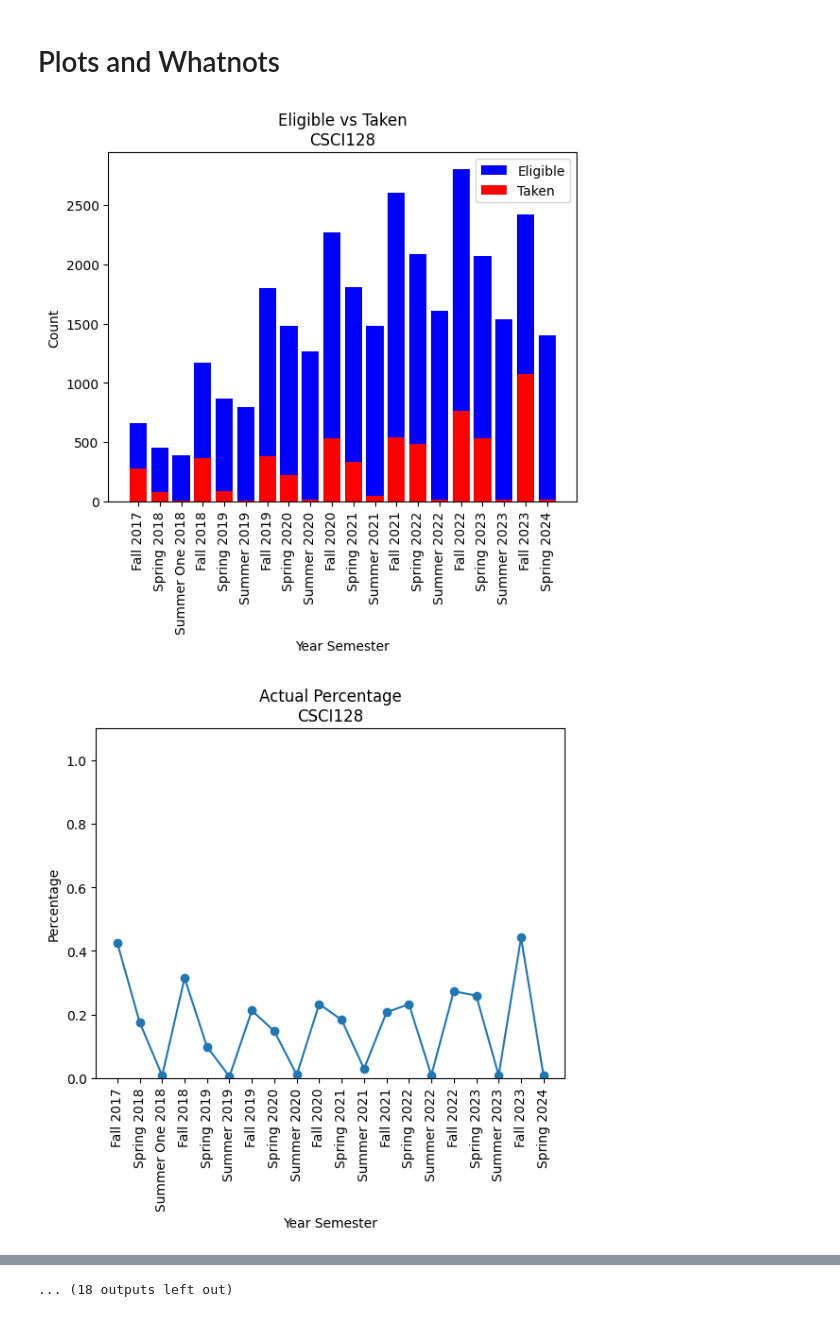
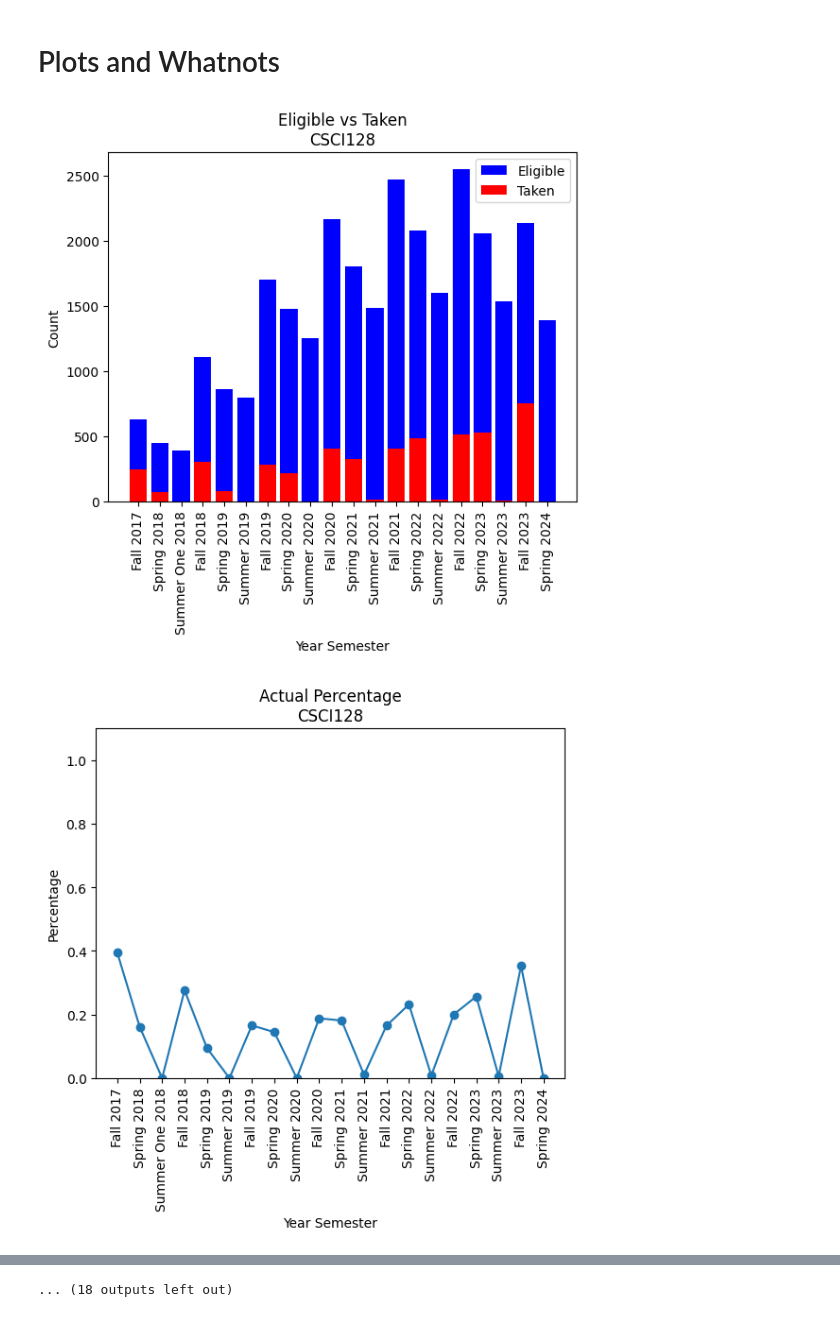
Before and after one commit to ifrycolorado/Enrollment_Project, a Jupyter notebook: src/dag.ipynb, the cells around one changed output, grey strips where cells are left out. Saved outputs shown, nothing was run; the diff lists cells and outputs as text; code cells hidden in the pictures.

```diff
--- a/src/dag.ipynb
+++ b/src/dag.ipynb
@@ -240,7 +254,7 @@ def plot_eligible_to_taken(carry_out, cl,eligible_df,take_df):
     temp_taken = taken_df[taken_df['Class'] == cl].copy()
     temp_taken.loc[:, 'Year_Semester'] = temp_taken['Taken_Semester'] + ' ' + temp_taken['Taken_Year'].astype(str)
     eligible_dict = { sem:0 for sem in temp_taken['Year_Semester'].unique() }
-    taken_dict = {sem: len(temp_taken[temp_taken['Year_Semester'] == sem]) for sem in temp_taken['Year_Semester'].unique()}
+    taken_dict = {sem: len(temp_taken[(temp_taken['Year_Semester'] == sem) & (temp_taken['Type'] == 'Pass')]) for sem in temp_taken['Year_Semester'].unique()}
 
     # find eligible
     for ys in eligible_dict.keys():
@@ -277,32 +291,33 @@ def plot_eligible_to_taken(carry_out, cl,eligible_df,take_df):
     plt.title(f'Eligible vs Taken\n{cl}')
     plt.legend()
     plt.show()
 
     # plot line graph of actual
     plt.plot(ordered_actual_dict.keys(), ordered_actual_dict.values(), marker='o')
     plt.xlabel('Year Semester')
     plt.ylabel('Percentage')
     plt.ylim(0, 1.1)
     plt.xticks(rotation=90)
     plt.title(f'Actual Percentage\n{cl}')
     plt.show()
 
     # add to dataframe
     temp_e_df = pd.DataFrame(list(eligible_dict.items()), columns=['Year_Semester', 'Eligible'])
     temp_e_df['Class'] = cl
     eligible_df = pd.concat([eligible_df, temp_e_df], ignore_index=True)
 
     temp_t_df = pd.DataFrame(list(taken_dict.items()), columns=['Year_Semester', 'Taken'])
     temp_t_df['Class'] = cl
     take_df = pd.concat([take_df, temp_t_df], ignore_index=True)
 
     return eligible_df, take_df
 
 e_df = pd.DataFrame(columns=['Year_Semester', 'Eligible', 'Class'])
 t_df = pd.DataFrame(columns=['Year_Semester', 'Taken', 'Class'])
+
 for cl in taken_df['Class'].unique():
     if cl in carry_out.columns:
         e_df, t_df = plot_eligible_to_taken(carry_out, cl, e_df, t_df)
 # %% [output]
-[figure, old version]
+[figure, new version]
-[figure, old version]
+[figure, new version]
```
Also changed, not shown: parts of 2 cells of this notebook, 1 other file.
